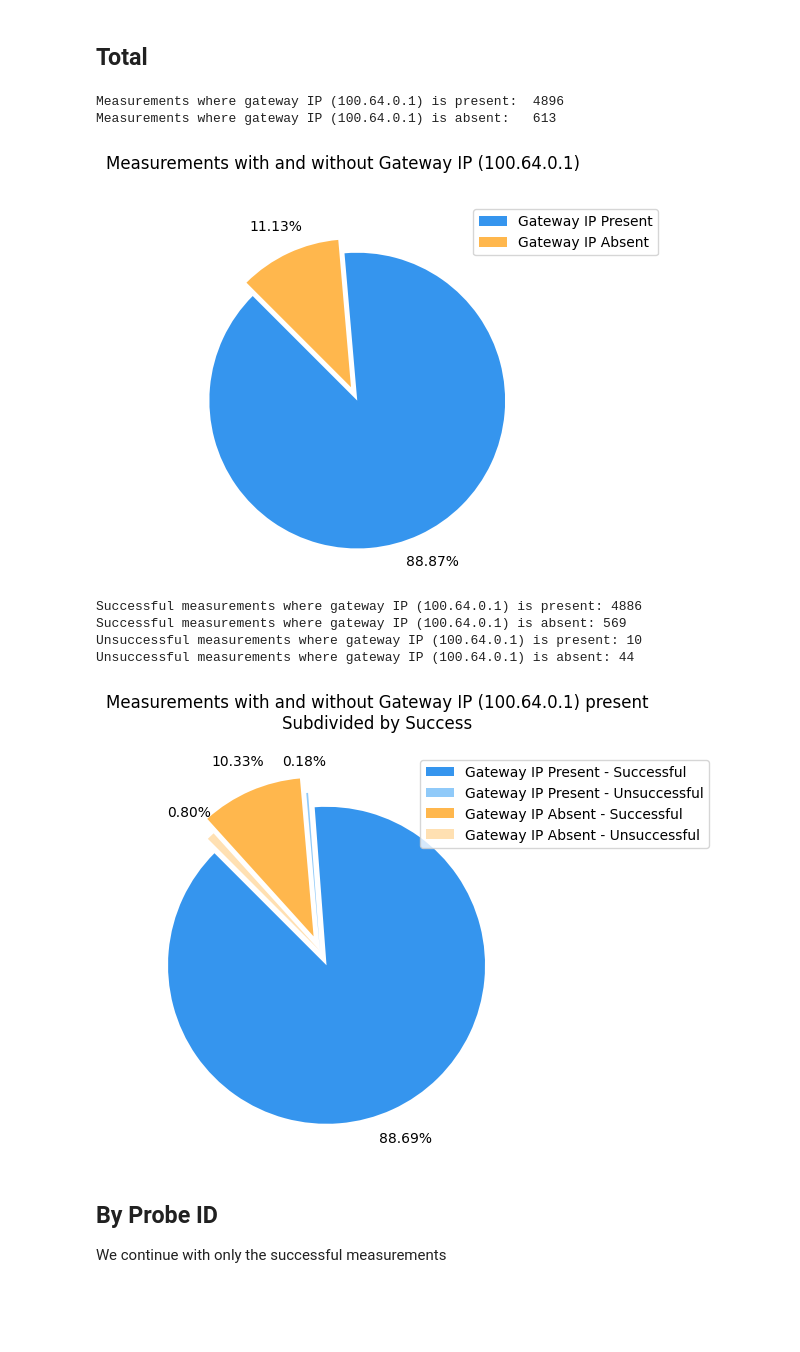
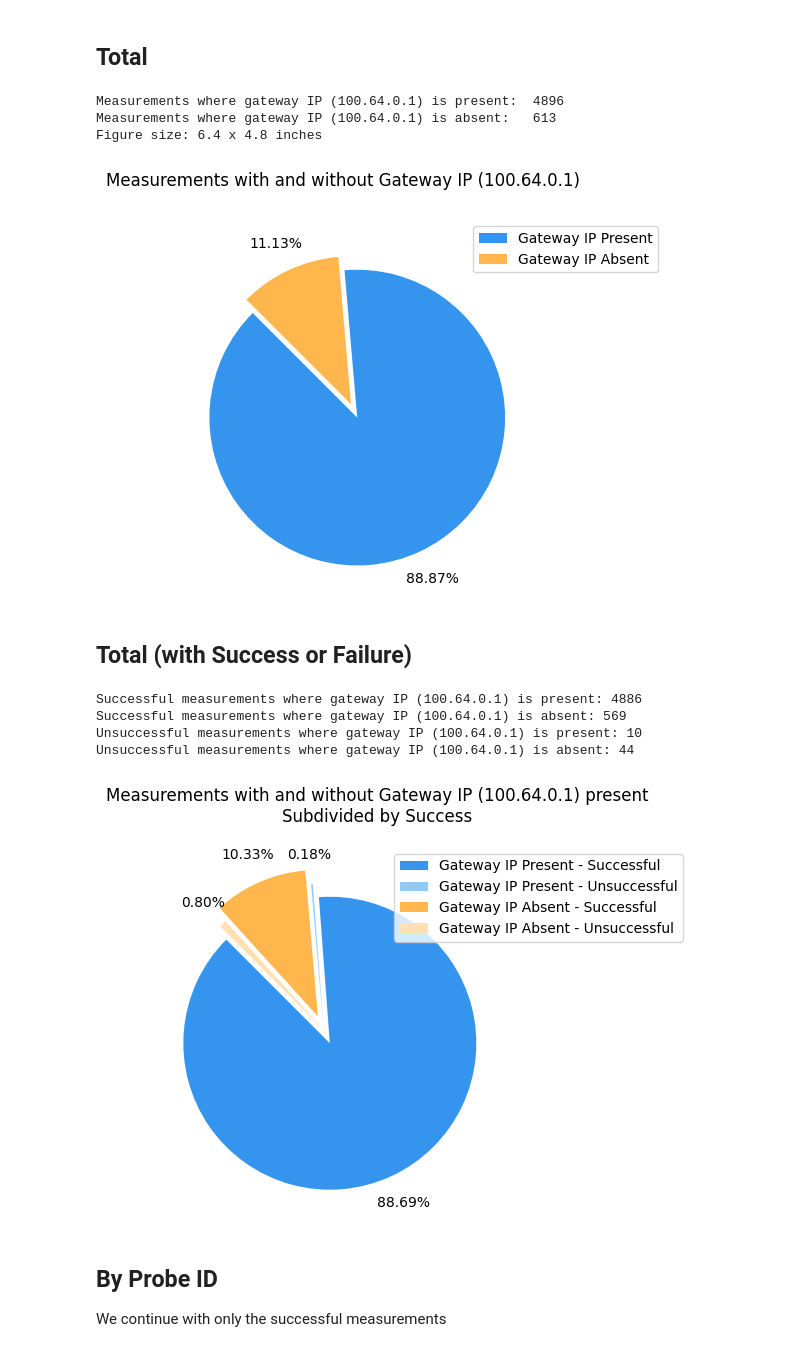
Before and after one commit to yusuferdemnacar/connected-mobility-basics-group-7, a Jupyter notebook: assignment-3/analysis.ipynb, the cells around one changed output. Saved outputs shown, nothing was run; the diff lists cells and outputs as text; code cells hidden in the pictures; blank space fills up the shorter version.

```diff
--- a/assignment-3/analysis.ipynb
+++ b/assignment-3/analysis.ipynb
@@ -155,36 +161,43 @@ explode = (0.1, 0)
 _ = ax1.pie(sizes, explode=explode, colors=colors, autopct='%.2f%%', startangle=135, pctdistance=1.2)
 _ = ax1.legend(labels, loc="upper right", bbox_to_anchor=(1.35, 1))
 _ = fig.suptitle('Measurements with and without Gateway IP (' + gateway_ip + ')')
+
+# get fig size in the same units passed to the `subplots` function
+fig_size = fig.get_size_inches()
+print(f"Figure size: {fig_size[0]} x {fig_size[1]} inches")
 # %% [output]
 Measurements where gateway IP (100.64.0.1) is present:  4896
 Measurements where gateway IP (100.64.0.1) is absent:   613
+Figure size: 6.4 x 4.8 inches
 [figure]
+# %% [markdown]
+## Total (with Success or Failure)
 # %%
 gateway_present_successful = [m for m in gateway_present if m.reached_target]
 gateway_present_unsuccessful = [m for m in gateway_present if not m.reached_target]
 gateway_absent_successful = [m for m in gateway_absent if m.reached_target]
 gateway_absent_unsuccessful = [m for m in gateway_absent if not m.reached_target]
 print(f"Successful measurements where gateway IP ({gateway_ip}) is present: {len(gateway_present_successful)}")
 print(f"Successful measurements where gateway IP ({gateway_ip}) is absent: {len(gateway_absent_successful)}")
 print(f"Unsuccessful measurements where gateway IP ({gateway_ip}) is present: {len(gateway_present_unsuccessful)}")
 print(f"Unsuccessful measurements where gateway IP ({gateway_ip}) is absent: {len(gateway_absent_unsuccessful)}")
-fig, ax1 = plt.subplots()
+fig, ax1 = plt.subplots(figsize=(6, 4.5))
 labels = ['Gateway IP Present - Successful', 'Gateway IP Present - Unsuccessful',
           'Gateway IP Absent - Successful', 'Gateway IP Absent - Unsuccessful']
 sizes = [len(gateway_present_successful), len(gateway_present_unsuccessful),
          len(gateway_absent_successful), len(gateway_absent_unsuccessful)]
 colors = ["#3595EE", "#90CAF9", "#FFB74D", "#FFE0B2"]
 explode = (0.1, 0, 0.1, 0)
 _ = ax1.pie(sizes, explode=explode, colors=colors, autopct='%.2f%%', startangle=135, pctdistance=1.2)
 _ = ax1.legend(labels, loc="upper right", bbox_to_anchor=(1.5, 1))
 _ = fig.suptitle('Measurements with and without Gateway IP (' + gateway_ip + ') present\nSubdivided by Success')
 _ = fig.tight_layout()
 # %% [output]
 Successful measurements where gateway IP (100.64.0.1) is present: 4886
 Successful measurements where gateway IP (100.64.0.1) is absent: 569
 Unsuccessful measurements where gateway IP (100.64.0.1) is present: 10
 Unsuccessful measurements where gateway IP (100.64.0.1) is absent: 44
-[figure, old version]
+[figure, new version]
 # %% [markdown]
 ## By Probe ID
 We continue with only the successful measurements
```
Also changed, not shown: parts of 39 cells of this notebook, 1 other file.
